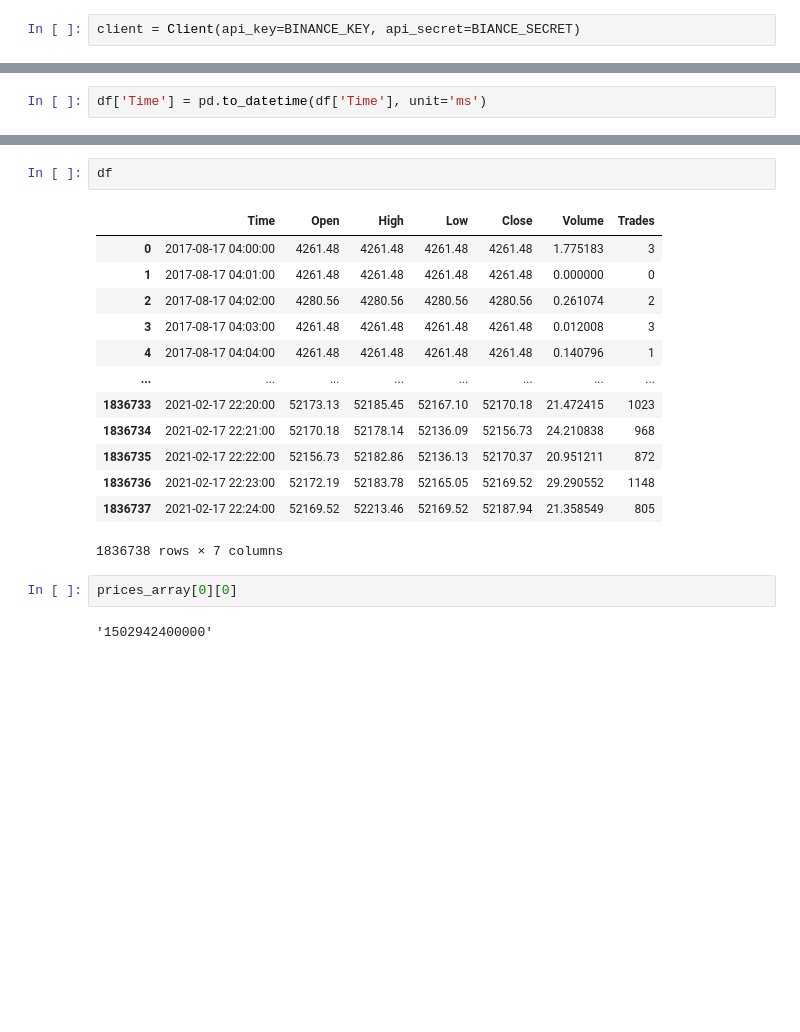
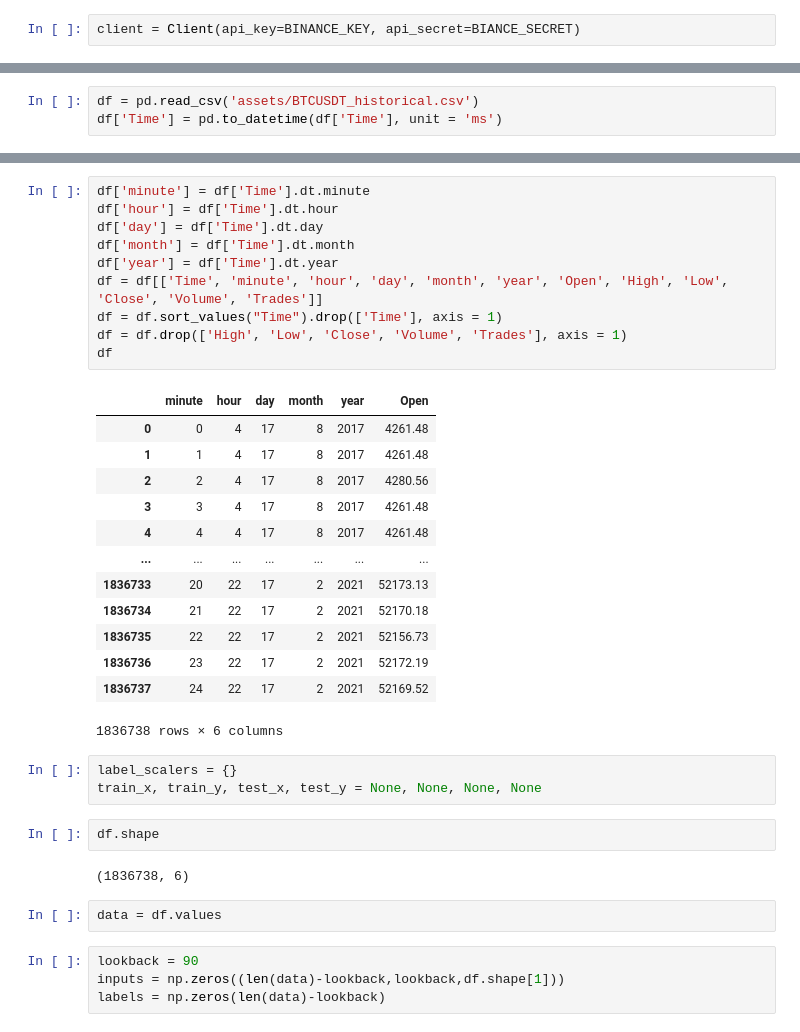
Before and after one commit to jihoonkang0829/tradebot, a Jupyter notebook: test.ipynb, the cells around one changed output, grey strips where cells are left out. Cells and saved outputs as stored; diff of their text form; blank space fills up the shorter version.

Commit message:
GRU model train update

```diff
--- a/test.ipynb
+++ b/test.ipynb
@@ -42,2 +51,3 @@ df['Time'] = prices_array[0].astype('int')
 # %%
-df['Time'] = pd.to_datetime(df['Time'], unit='ms')
+df = pd.read_csv('assets/BTCUSDT_historical.csv')
+df['Time'] = pd.to_datetime(df['Time'], unit = 'ms')
@@ -44,20 +75,37 @@ df['Time'] = pd.to_datetime(df['Time'], unit='ms')
+# %%
+df['minute'] = df['Time'].dt.minute
+df['hour'] = df['Time'].dt.hour
+df['day'] = df['Time'].dt.day
+df['month'] = df['Time'].dt.month
+df['year'] = df['Time'].dt.year
+df = df[['Time', 'minute', 'hour', 'day', 'month', 'year', 'Open', 'High', 'Low', 'Close', 'Volume', 'Trades']]
+df = df.sort_values("Time").drop(['Time'], axis = 1)
+df = df.drop(['High', 'Low', 'Close', 'Volume', 'Trades'], axis = 1)
+df
+# %% [output]
+|  | minute | hour | day | month | year | Open |
+| 0 | 0 | 4 | 17 | 8 | 2017 | 4261.48 |
+| 1 | 1 | 4 | 17 | 8 | 2017 | 4261.48 |
+| 2 | 2 | 4 | 17 | 8 | 2017 | 4280.56 |
+| 3 | 3 | 4 | 17 | 8 | 2017 | 4261.48 |
+| 4 | 4 | 4 | 17 | 8 | 2017 | 4261.48 |
+| ... | ... | ... | ... | ... | ... | ... |
+| 1836733 | 20 | 22 | 17 | 2 | 2021 | 52173.13 |
+| 1836734 | 21 | 22 | 17 | 2 | 2021 | 52170.18 |
+| 1836735 | 22 | 22 | 17 | 2 | 2021 | 52156.73 |
+| 1836736 | 23 | 22 | 17 | 2 | 2021 | 52172.19 |
+| 1836737 | 24 | 22 | 17 | 2 | 2021 | 52169.52 |
+1836738 rows × 6 columns
+# %%
+label_scalers = {}
+train_x, train_y, test_x, test_y = None, None, None, None
 # %%
-df
+df.shape
 # %% [output]
-|  | Time | Open | High | Low | Close | Volume | Trades |
-| 0 | 2017-08-17 04:00:00 | 4261.48 | 4261.48 | 4261.48 | 4261.48 | 1.775183 | 3 |
-| 1 | 2017-08-17 04:01:00 | 4261.48 | 4261.48 | 4261.48 | 4261.48 | 0.000000 | 0 |
-| 2 | 2017-08-17 04:02:00 | 4280.56 | 4280.56 | 4280.56 | 4280.56 | 0.261074 | 2 |
-| 3 | 2017-08-17 04:03:00 | 4261.48 | 4261.48 | 4261.48 | 4261.48 | 0.012008 | 3 |
-| 4 | 2017-08-17 04:04:00 | 4261.48 | 4261.48 | 4261.48 | 4261.48 | 0.140796 | 1 |
-| ... | ... | ... | ... | ... | ... | ... | ... |
-| 1836733 | 2021-02-17 22:20:00 | 52173.13 | 52185.45 | 52167.10 | 52170.18 | 21.472415 | 1023 |
-| 1836734 | 2021-02-17 22:21:00 | 52170.18 | 52178.14 | 52136.09 | 52156.73 | 24.210838 | 968 |
-| 1836735 | 2021-02-17 22:22:00 | 52156.73 | 52182.86 | 52136.13 | 52170.37 | 20.951211 | 872 |
-| 1836736 | 2021-02-17 22:23:00 | 52172.19 | 52183.78 | 52165.05 | 52169.52 | 29.290552 | 1148 |
-| 1836737 | 2021-02-17 22:24:00 | 52169.52 | 52213.46 | 52169.52 | 52187.94 | 21.358549 | 805 |
-1836738 rows × 7 columns
+(1836738, 6)
-# %%
-prices_array[0][0]
-# %% [output]
-'1502942400000'
+# %%
+data = df.values
+# %%
+lookback = 90
+inputs = np.zeros((len(data)-lookback,lookback,df.shape[1]))
+labels = np.zeros(len(data)-lookback)
```
Also changed, not shown: parts of 19 cells of this notebook, 5 other files.
